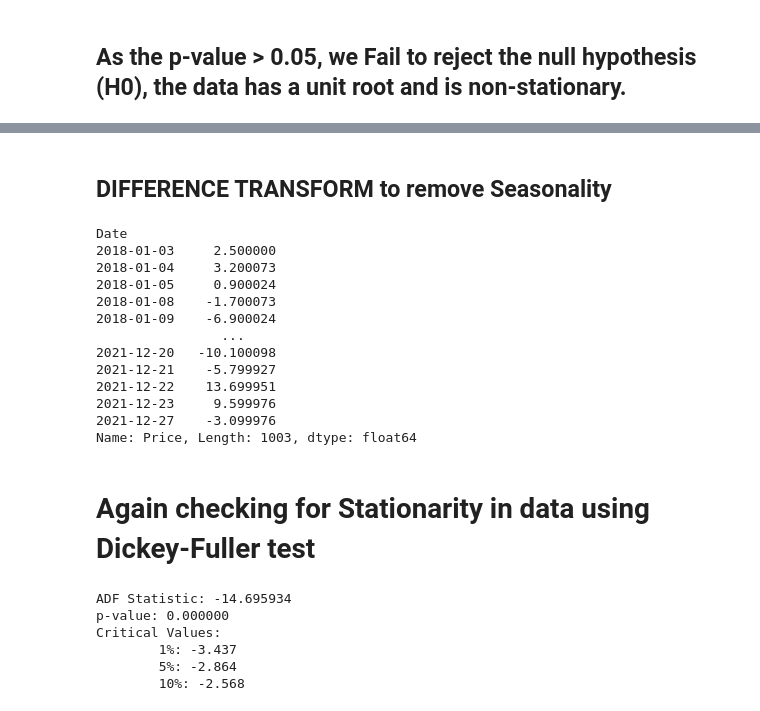
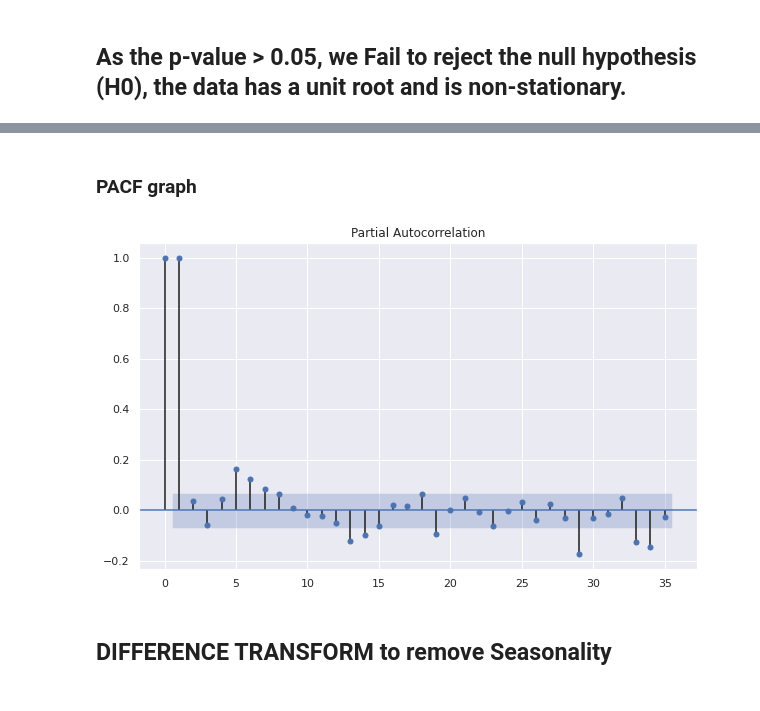
Before and after one commit to RiteshopShrivastava/Gold-Price-forecasting, a Jupyter notebook: Gold_price_prediction.ipynb, the cells around one changed output, grey strips where cells are left out. Saved outputs shown, nothing was run; the diff lists cells and outputs as text; code cells hidden in the pictures.

```diff
--- a/Gold_price_prediction.ipynb
+++ b/Gold_price_prediction.ipynb
@@ -266,2 +187,9 @@ Critical Values:
+# %% [markdown]
+### **PACF graph**
+# %%
+plot_pacf(train['Price'],lags=35)
+plt.show()
+# %% [output]
+[figure, added]
 # %% [markdown]
 ## **DIFFERENCE TRANSFORM to remove Seasonality**
@@ -270,34 +195,0 @@ data_without_sea = data['Price'] - data['Price'].shift(1)
-# %%
-data_without_sea[1:]
-# %% [output]
-Date
-2018-01-03     2.500000
-2018-01-04     3.200073
-2018-01-05     0.900024
-2018-01-08    -1.700073
-2018-01-09    -6.900024
-                ...
-2021-12-20   -10.100098
-2021-12-21    -5.799927
-2021-12-22    13.699951
-2021-12-23     9.599976
-2021-12-27    -3.099976
-Name: Price, Length: 1003, dtype: float64
-# %% [markdown]
-# **Again checking for Stationarity in data using Dickey-Fuller test**
-# %%
-X = data_without_sea[1:].values
-
-result = adfuller(X)
-print('ADF Statistic: %f' % result[0])
-print('p-value: %f' % result[1])
-print('Critical Values:')
-for key, value in result[4].items():
-	print('\t%s: %.3f' % (key, value))
-# %% [output]
-ADF Statistic: -14.695934
-p-value: 0.000000
-Critical Values:
-        1%: -3.437
-        5%: -2.864
-        10%: -2.568
```
Also changed, not shown: parts of 85 cells of this notebook.
